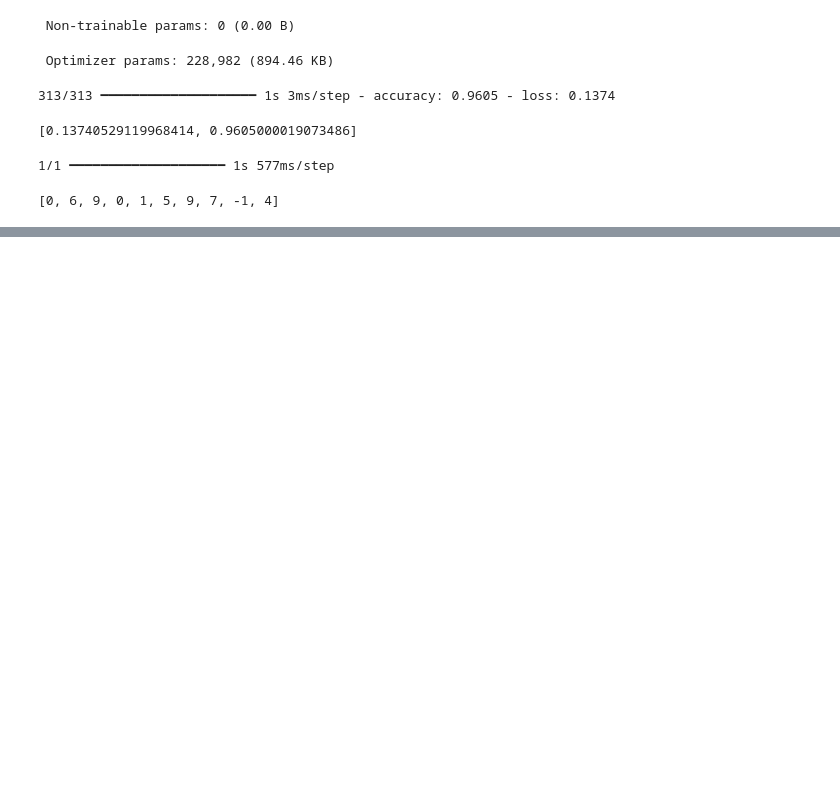
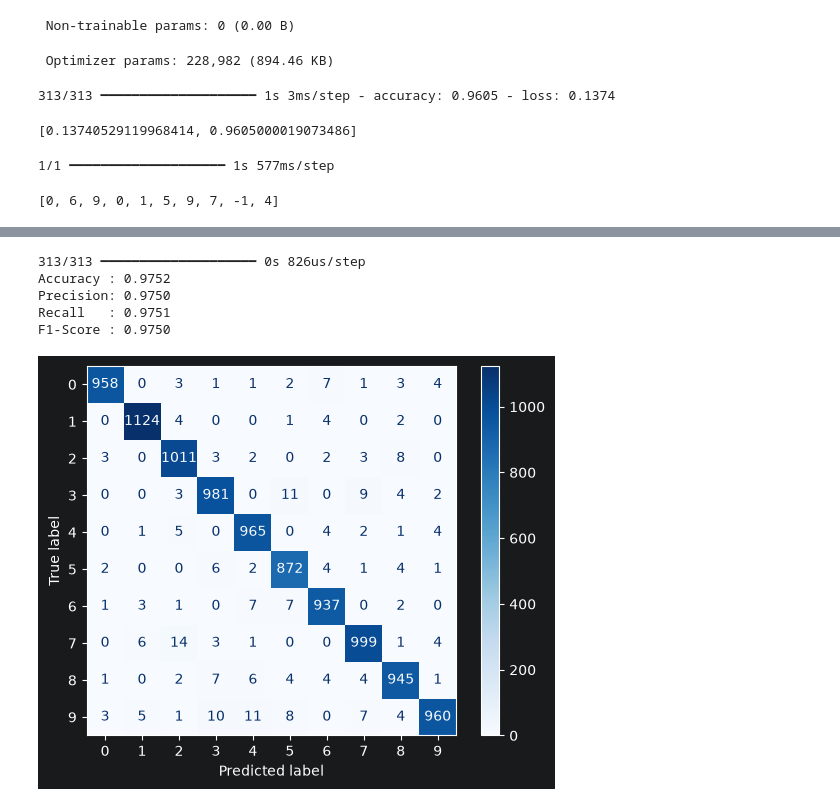
Before and after one commit to bayerth/deep_learning_2026, a Jupyter notebook: notebooks/MNIST-Digits-torch.ipynb, the cells around one changed output, grey strips where cells are left out. Cells and saved outputs as stored; diff of their text form; code cells hidden in the pictures; blank space fills up the shorter version.

```diff
--- a/notebooks/MNIST-Digits-torch.ipynb
+++ b/notebooks/MNIST-Digits-torch.ipynb
@@ -455,0 +462,13 @@ predict(m, X_test[10:20], threshold=0.9)
+# %%
+from torch.utils.data import TensorDataset, DataLoader
+
+train_dataset = TensorDataset(torch.as_tensor(X_train), torch.as_tensor(y_train))
+
+for img, label in train_dataset:
+    print(img.shape, label)
+    break
+
+train_loader = DataLoader(train_dataset, batch_size=64, shuffle=True)
+for data in train_loader:
+    print(data[0].shape, data[1].shape)
+    break
@@ -455,0 +527,26 @@ predict(m, X_test[10:20], threshold=0.9)
+# %%
+from sklearn.metrics import (
+    accuracy_score, precision_score, recall_score, f1_score,
+    confusion_matrix, ConfusionMatrixDisplay)
+
+
+def model_metrics(model, X, y):
+    y_pred = model.predict(X).argmax(axis=1)
+
+    print(f"Accuracy : {accuracy_score(y, y_pred):.4f}")
+    print(f"Precision: {precision_score(y, y_pred, average='macro'):.4f}")
+    print(f"Recall   : {recall_score(y, y_pred, average='macro'):.4f}")
+    print(f"F1-Score : {f1_score(y, y_pred, average='macro'):.4f}")
+    cm = confusion_matrix(y, y_pred)
+    disp = ConfusionMatrixDisplay(confusion_matrix=cm)
+    disp.plot(cmap=plt.cm.Blues)
+
+
+model_metrics(model, X_test, y_test)
+# %% [output]
+313/313 ━━━━━━━━━━━━━━━━━━━━ 0s 826us/step
+Accuracy : 0.9752
+Precision: 0.9750
+Recall   : 0.9751
+F1-Score : 0.9750
+[figure, added]
```
Also changed, not shown: parts of 15 cells of this notebook, 1 other file.
